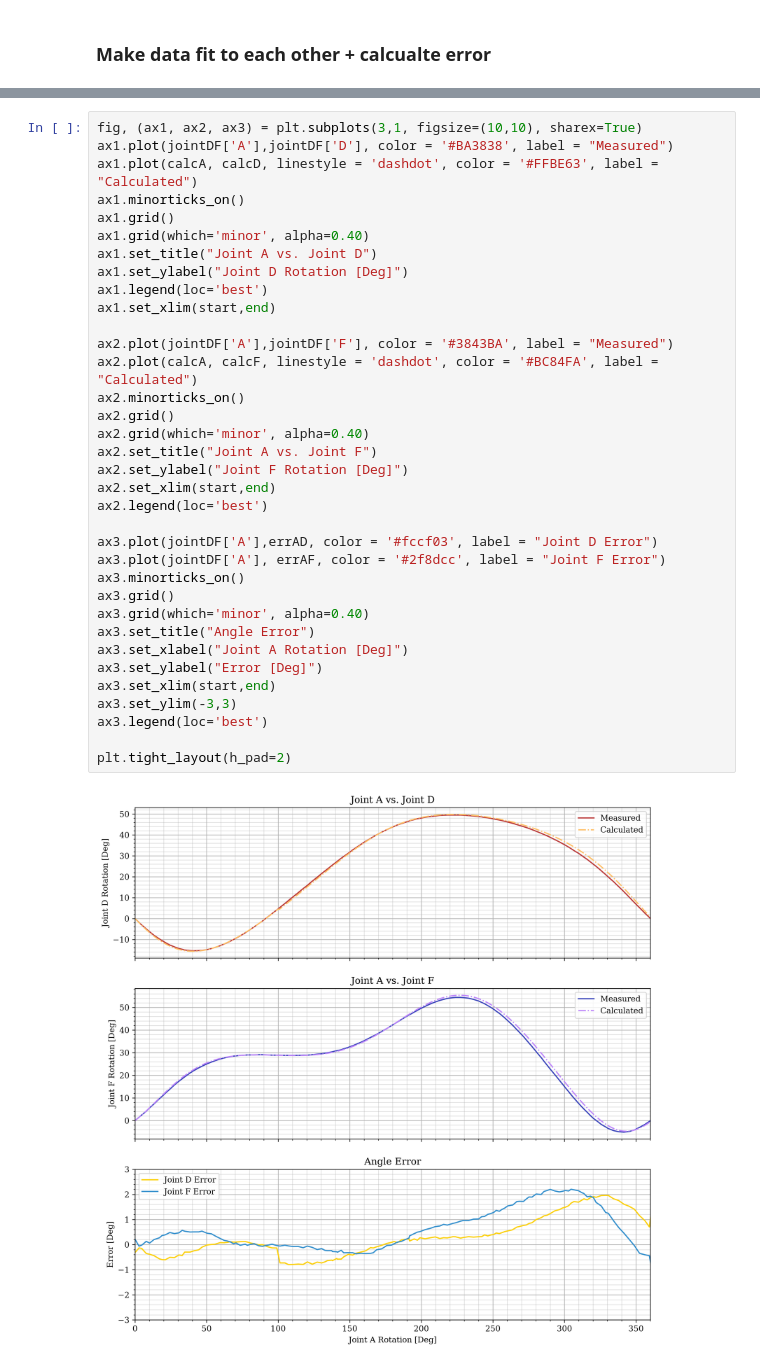
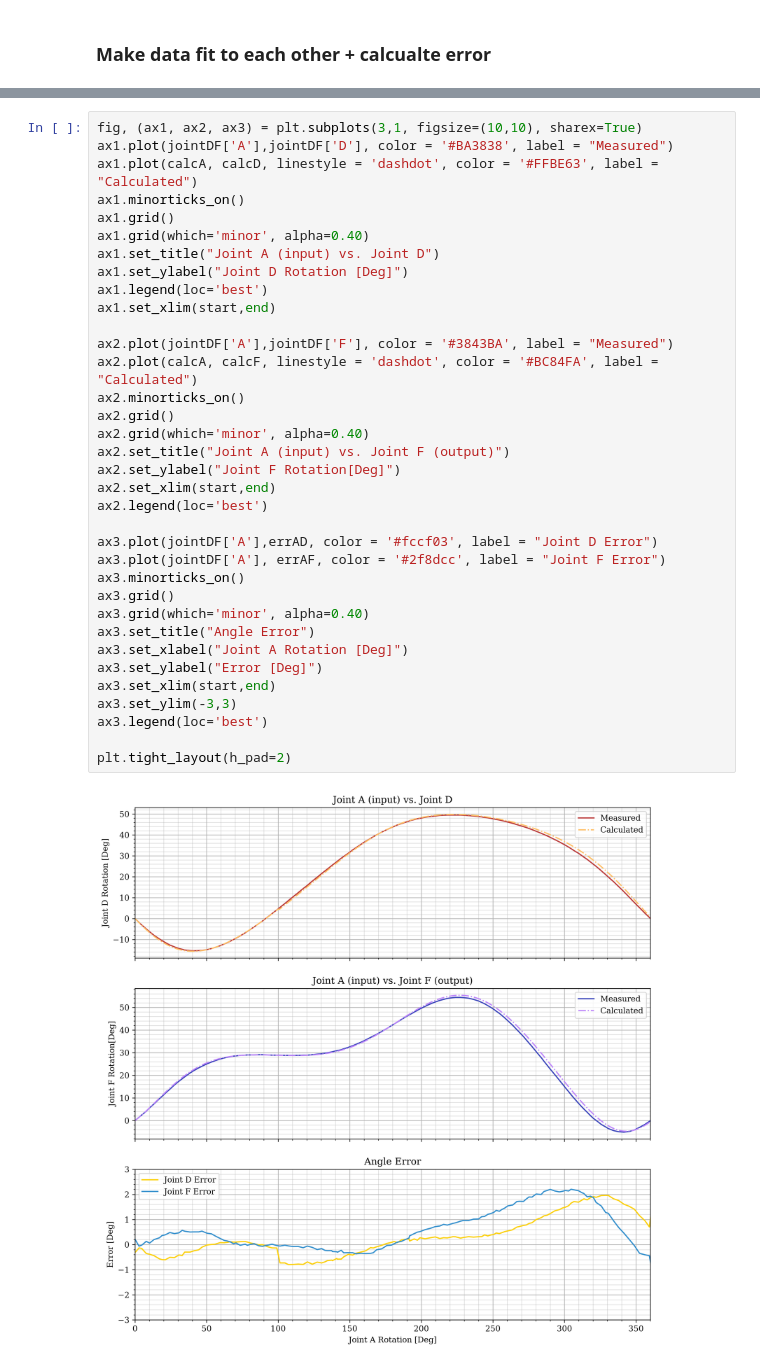
Before and after one commit to mchapin03/ME-5250-Project1, a Jupyter notebook: LivePlotter/Data Analysis.ipynb, the cells around one changed output, grey strips where cells are left out. Cells and saved outputs as stored; diff of their text form.

```diff
--- a/LivePlotter/Data Analysis.ipynb
+++ b/LivePlotter/Data Analysis.ipynb
@@ -66,34 +73,34 @@ ax1.plot(jointDF['A'],jointDF['D'], color = '#BA3838', label = "Measured")
 ax1.plot(calcA, calcD, linestyle = 'dashdot', color = '#FFBE63', label = "Calculated")
 ax1.minorticks_on()
 ax1.grid()
 ax1.grid(which='minor', alpha=0.40)
-ax1.set_title("Joint A vs. Joint D")
+ax1.set_title("Joint A (input) vs. Joint D")
 ax1.set_ylabel("Joint D Rotation [Deg]")
 ax1.legend(loc='best')
 ax1.set_xlim(start,end)
 
 ax2.plot(jointDF['A'],jointDF['F'], color = '#3843BA', label = "Measured")
 ax2.plot(calcA, calcF, linestyle = 'dashdot', color = '#BC84FA', label = "Calculated")
 ax2.minorticks_on()
 ax2.grid()
 ax2.grid(which='minor', alpha=0.40)
-ax2.set_title("Joint A vs. Joint F")
-ax2.set_ylabel("Joint F Rotation [Deg]")
+ax2.set_title("Joint A (input) vs. Joint F (output)")
+ax2.set_ylabel("Joint F Rotation[Deg]")
 ax2.set_xlim(start,end)
 ax2.legend(loc='best')
 
 ax3.plot(jointDF['A'],errAD, color = '#fccf03', label = "Joint D Error")
 ax3.plot(jointDF['A'], errAF, color = '#2f8dcc', label = "Joint F Error")
 ax3.minorticks_on()
 ax3.grid()
 ax3.grid(which='minor', alpha=0.40)
 ax3.set_title("Angle Error")
 ax3.set_xlabel("Joint A Rotation [Deg]")
 ax3.set_ylabel("Error [Deg]")
 ax3.set_xlim(start,end)
 ax3.set_ylim(-3,3)
 ax3.legend(loc='best')
 
 plt.tight_layout(h_pad=2)
 # %% [output]
-[figure, old version]
+[figure, new version]
```
Also changed, not shown: parts of 1 cell of this notebook.
